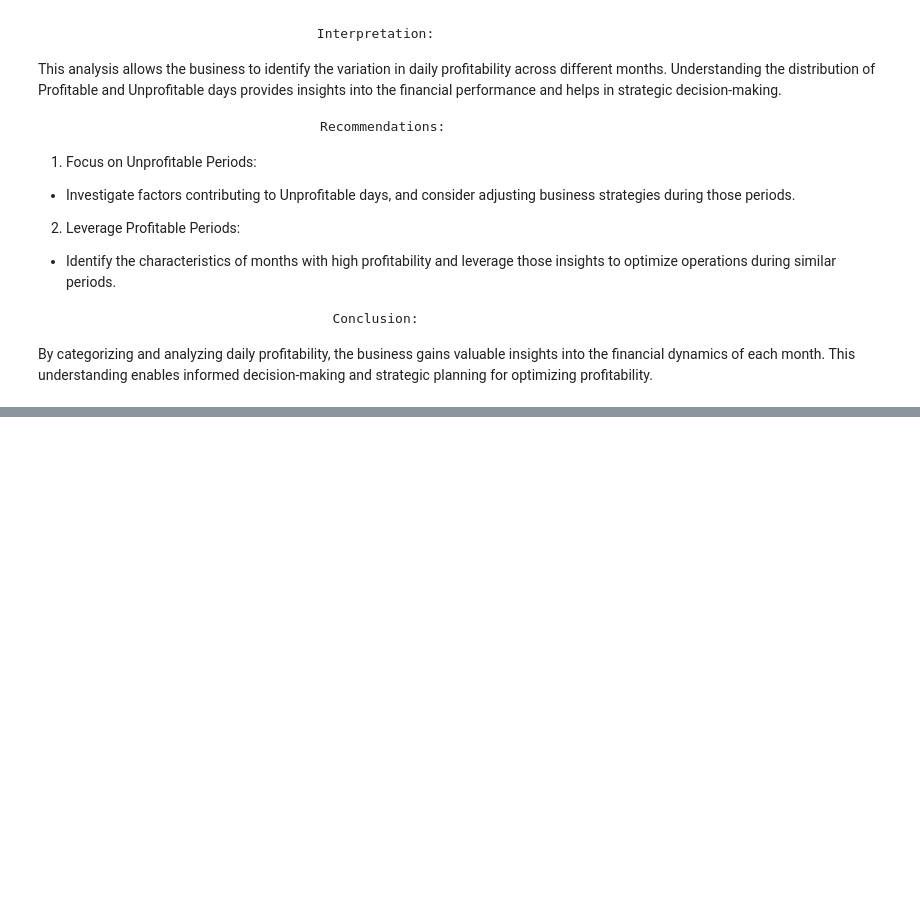
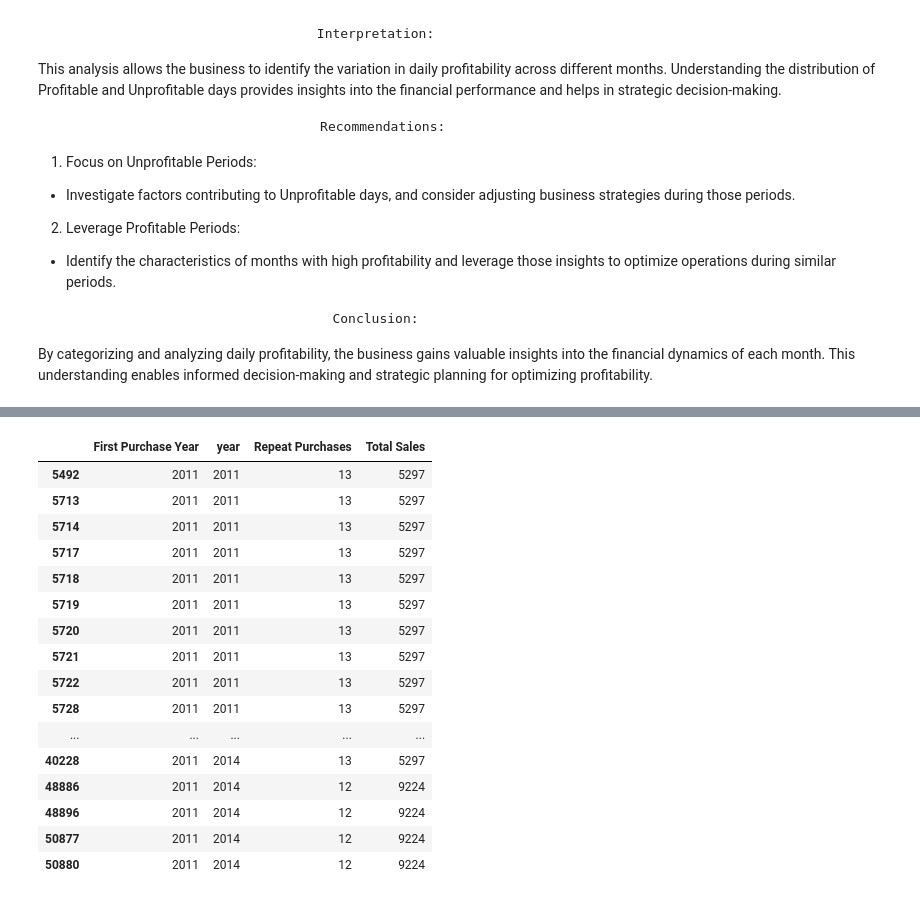
Before and after one commit to saifghostrider454/AdvertisementCaseStudy, a Jupyter notebook: EDA/eda.ipynb, the cells around one changed output, grey strips where cells are left out. Saved outputs shown, nothing was run; the diff lists cells and outputs as text; code cells hidden in the pictures; blank space fills up the shorter version.

```diff
--- a/EDA/eda.ipynb
+++ b/EDA/eda.ipynb
@@ -371,0 +368,37 @@ This understanding enables informed decision-making and strategic planning for o
+# %%
+df['year'] = df['Order Date'].dt.year
+# %%
+df['Sales'] = df['Sales'].str.split(",").str.join("").astype('int')
+# %%
+df['First Purchase Year'] = df.groupby('Customer ID')['Order Date'].transform('min').dt.year
+
+
+
+time_window = pd.DateOffset(days=30)  # Adjust the time window as needed
+
+df['Repeat Purchases'] = df.groupby('Customer ID')['Order Date'].transform(lambda x: x.lt(x.min() + time_window).sum())
+df['Total Sales'] = df.groupby('Customer ID')['Sales'].transform('sum')
+
+
+high_repeat_purchasers = df[(df['Repeat Purchases'] > 10) & (df['Total Sales'] > 5000)]
+high_total_sales = df[df['Total Sales'] > 5000]
+# %%
+high_repeat_purchasers[['First Purchase Year', 'year', 'Repeat Purchases','Total Sales']]
+# %% [output]
+|  | First Purchase Year | year | Repeat Purchases | Total Sales |
+| 5492 | 2011 | 2011 | 13 | 5297 |
+| 5713 | 2011 | 2011 | 13 | 5297 |
+| 5714 | 2011 | 2011 | 13 | 5297 |
+| 5717 | 2011 | 2011 | 13 | 5297 |
+| 5718 | 2011 | 2011 | 13 | 5297 |
+| 5719 | 2011 | 2011 | 13 | 5297 |
+| 5720 | 2011 | 2011 | 13 | 5297 |
+| 5721 | 2011 | 2011 | 13 | 5297 |
+| 5722 | 2011 | 2011 | 13 | 5297 |
+| 5728 | 2011 | 2011 | 13 | 5297 |
+| ... | ... | ... | ... | ... |
+| 40228 | 2011 | 2014 | 13 | 5297 |
+| 48886 | 2011 | 2014 | 12 | 9224 |
+| 48896 | 2011 | 2014 | 12 | 9224 |
+| 50877 | 2011 | 2014 | 12 | 9224 |
+| 50880 | 2011 | 2014 | 12 | 9224 |
```
Also changed, not shown: parts of 3 cells of this notebook.
